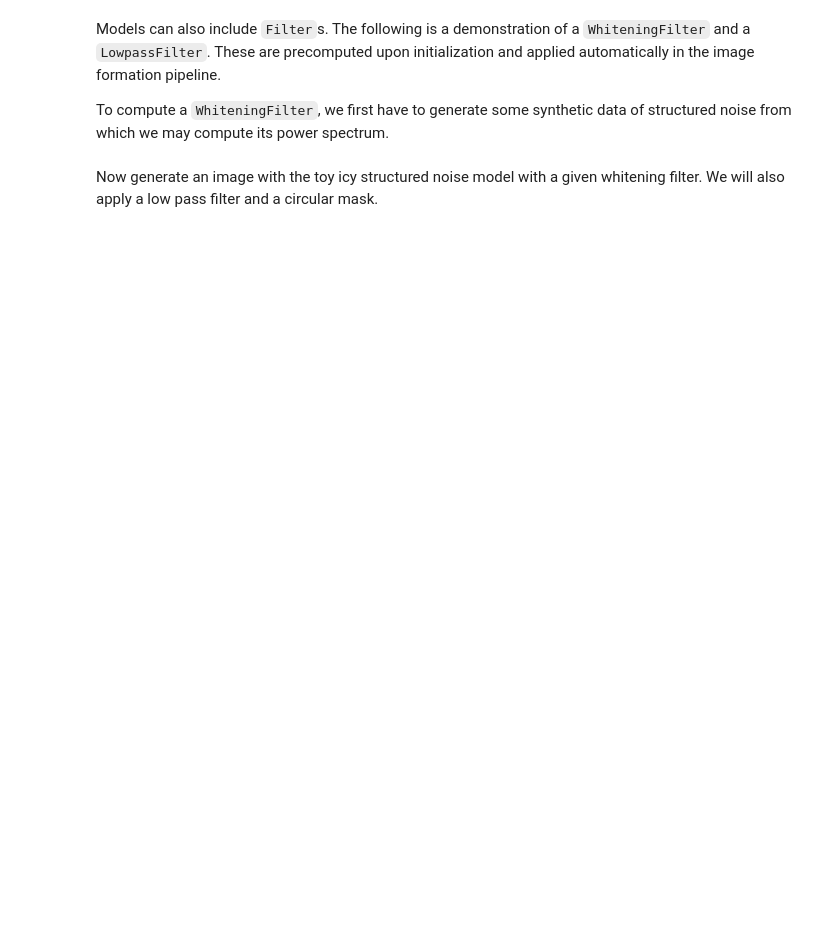
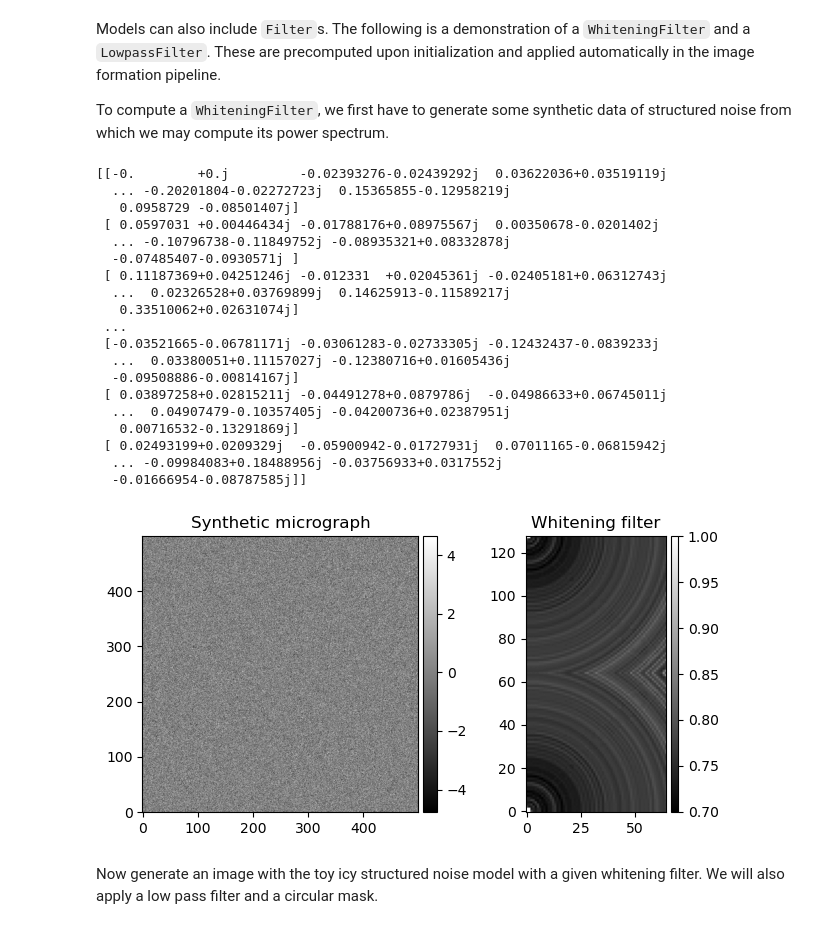
Before and after one commit to mjo22/cryojax, a Jupyter notebook: tutorials/simulate-image.ipynb, the cells around one changed output. Saved outputs shown, nothing was run; the diff lists cells and outputs as text; code cells hidden in the pictures; blank space fills up the shorter version.

```diff
--- a/tutorials/simulate-image.ipynb
+++ b/tutorials/simulate-image.ipynb
@@ -57,7 +57,7 @@ scattering = cs.FourierSliceExtract(
 Now, it's time to configure the imaging instrument. This, at minimum, requires an ``Optics`` model. Here, we also include models of the ``Exposure`` to the electron beam, and the ``Detector``. For example, by default the optics model is ``NullOptics``. Here, we configure multiple instruments to demonstrate different stages of the image formation pipeline.
 # %%
 # Initialize the instrument
-ctf = cs.CTF(defocus_u=10000.0, defocus_v=10000.0, amplitude_contrast=0.07)
+ctf = cs.CTF(defocus_u=1000000, amplitude_contrast=0.07)
 optics = cs.CTFOptics(ctf)
 exposure = cs.Exposure(dose=op.Constant(10.0))
 detector = cs.GaussianDetector(variance=op.Constant(1.0))
@@ -100,25 +105,49 @@ Models can also include ``Filter``s. The following is a demonstration of a ``Whi
 To compute a ``WhiteningFilter``, we first have to generate some synthetic data of structured noise from which we may compute its power spectrum.
 # %%
 # Instantiate image filters
+import cryojax.image as ci
+
 fig, axes = plt.subplot_mosaic(
     """
 AAAABBB
 """,
     figsize=(6.5, 3.5),
 )
 key1, key2 = jax.random.split(jax.random.PRNGKey(1234))
 micrograph_shape = (500, 500)
 freqs = make_frequencies(micrograph_shape, pixel_size)
 fourier_micrograph = optics.evaluate(freqs) * solvent.sample(key1, freqs)
-fourier_micrograph = config.normalize_image(
+print(fourier_micrograph)
+fourier_micrograph = ci.normalize_image(
     detector.sample(key2, fourier_micrograph, freqs), is_real=False
 )
 micrograph = irfftn(fourier_micrograph, s=micrograph_shape)
 whiten = op.WhiteningFilter(micrograph, config.padded_shape)
 # whiten = op.WhiteningFilter(freqs[1:, 1:], micrograph, pixel_size)
 plot_image(micrograph, fig, axes["A"], label="Synthetic micrograph")
 plot_image(whiten.buffer, fig, axes["B"], label="Whitening filter")
 plt.tight_layout()
+# %% [output]
+[[-0.        +0.j         -0.02393276-0.02439292j  0.03622036+0.03519119j
+  ... -0.20201804-0.02272723j  0.15365855-0.12958219j
+   0.0958729 -0.08501407j]
+ [ 0.0597031 +0.00446434j -0.01788176+0.08975567j  0.00350678-0.0201402j
+  ... -0.10796738-0.11849752j -0.08935321+0.08332878j
+  -0.07485407-0.0930571j ]
+ [ 0.11187369+0.04251246j -0.012331  +0.02045361j -0.02405181+0.06312743j
+  ...  0.02326528+0.03769899j  0.14625913-0.11589217j
+   0.33510062+0.02631074j]
+ ...
+ [-0.03521665-0.06781171j -0.03061283-0.02733305j -0.12432437-0.0839233j
+  ...  0.03380051+0.11157027j -0.12380716+0.01605436j
+  -0.09508886-0.00814167j]
+ [ 0.03897258+0.02815211j -0.04491278+0.0879786j  -0.04986633+0.06745011j
+  ...  0.04907479-0.10357405j -0.04200736+0.02387951j
+   0.00716532-0.13291869j]
+ [ 0.02493199+0.0209329j  -0.05900942-0.01727931j  0.07011165-0.06815942j
+  ... -0.09984083+0.18488956j -0.03756933+0.0317552j
+  -0.01666954-0.08787585j]]
+[figure, added]
 # %% [markdown]
 Now generate an image with the toy icy structured noise model with a given whitening filter. We will also apply a low pass filter and a circular mask.
 # %%
```
Also changed, not shown: parts of 3 cells of this notebook.
